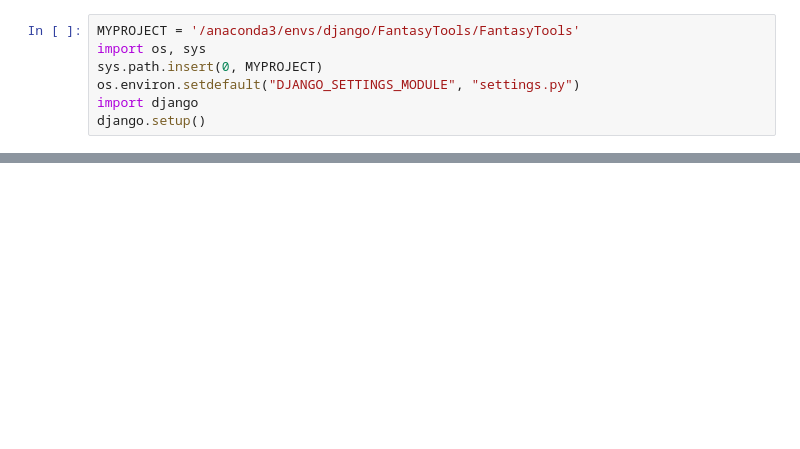
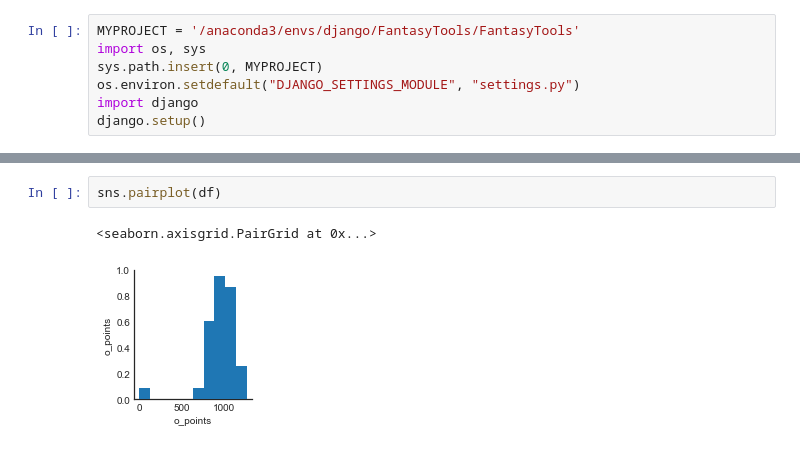
Before and after one commit to danatzko/FantasyTools, a Jupyter notebook: Team_Summary_View.ipynb, the cells around one changed output, grey strips where cells are left out. Cells and saved outputs as stored; diff of their text form; blank space fills up the shorter version.

```diff
--- a/Team_Summary_View.ipynb
+++ b/Team_Summary_View.ipynb
@@ -18,0 +50,5 @@ ModuleNotFoundError: No module named 'matplotlib'
+# %%
+sns.pairplot(df)
+# %% [output]
+<seaborn.axisgrid.PairGrid at 0x...>
+[figure, added]
```
Also changed, not shown: parts of 6 cells of this notebook.
